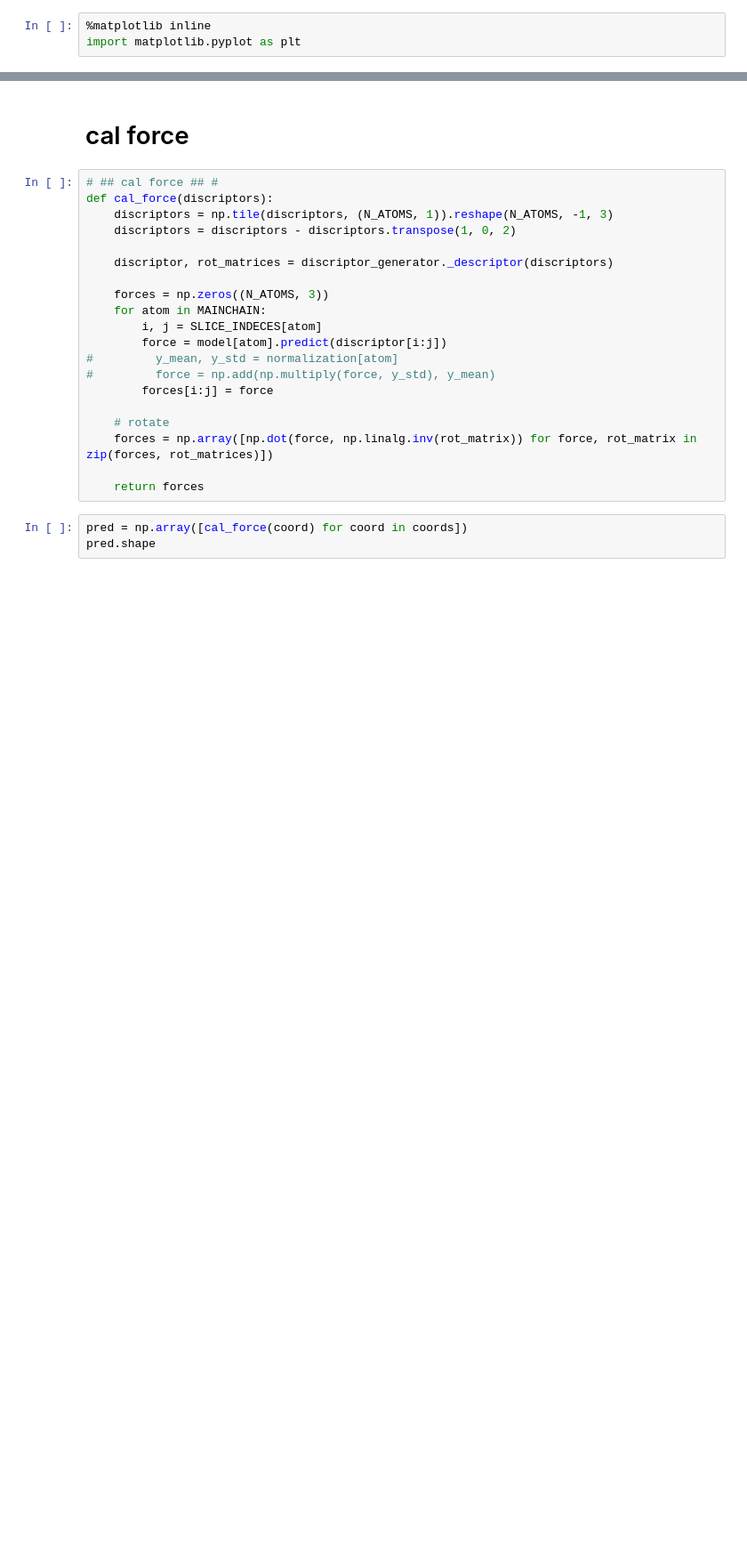
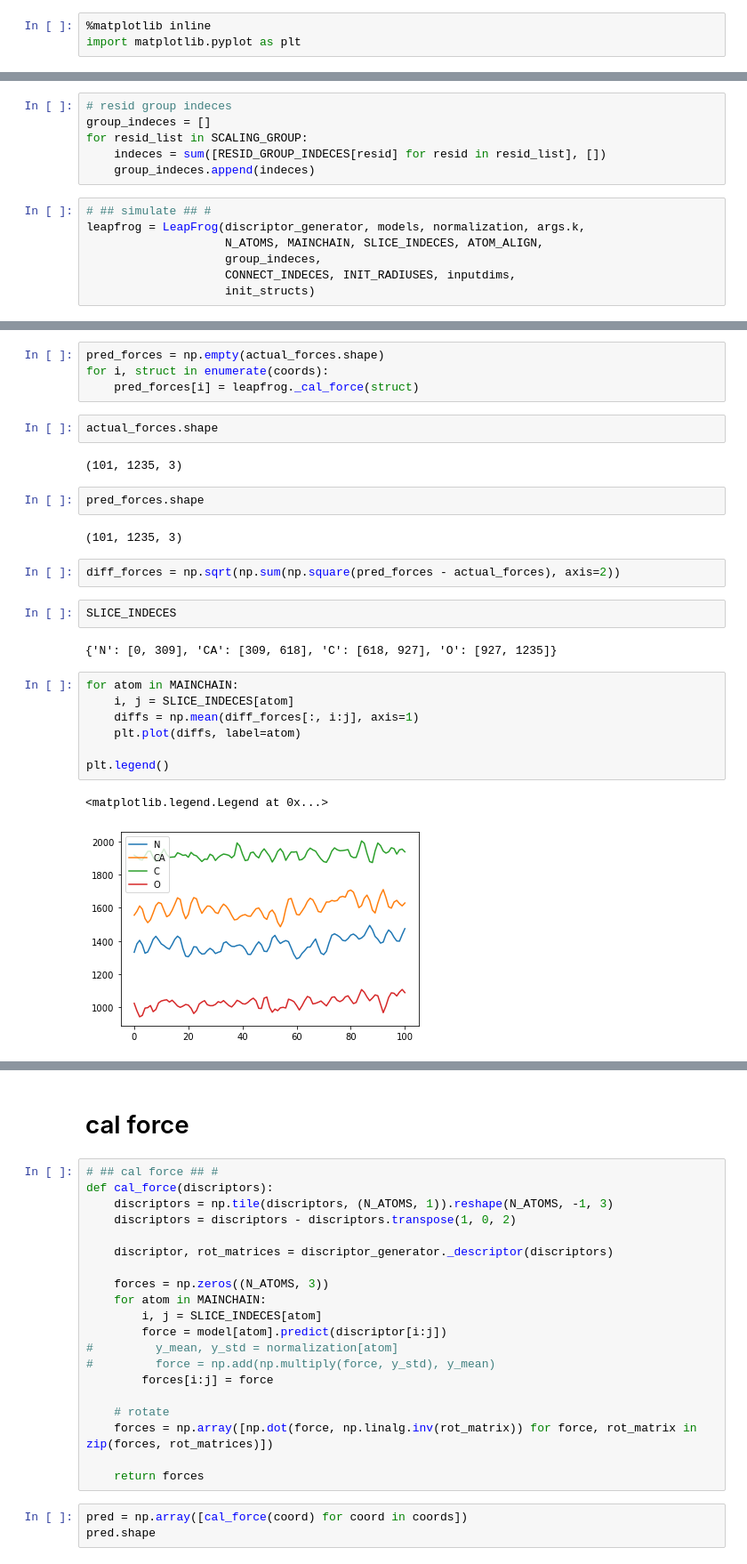
Before and after one commit to ShimeiYago/force-prediction, a Jupyter notebook: 05-analysis.ipynb, the cells around one changed output, grey strips where cells are left out. Shown at 89% size. Saved outputs shown, nothing was run; the diff lists cells and outputs as text; blank space fills up the shorter version.

```diff
--- a/05-analysis.ipynb
+++ b/05-analysis.ipynb
@@ -81,3 +89,16 @@ with h5py.File("workspace/01-make-datasets/datasets.hdf5", mode='r') as f:
     for atom in MAINCHAIN:
         y_mean, y_std = f[f'/{atom}/normalization'][...]
         normalization[atom] = [y_mean, y_std]
+# %%
+# resid group indeces
+group_indeces = []
+for resid_list in SCALING_GROUP:
+    indeces = sum([RESID_GROUP_INDECES[resid] for resid in resid_list], [])
+    group_indeces.append(indeces)
+# %%
+# ## simulate ## #
+leapfrog = LeapFrog(discriptor_generator, models, normalization, args.k,
+                    N_ATOMS, MAINCHAIN, SLICE_INDECES, ATOM_ALIGN,
+                    group_indeces,
+                    CONNECT_INDECES, INIT_RADIUSES, inputdims,
+                    init_structs)
@@ -83,0 +107,28 @@ with h5py.File("workspace/01-make-datasets/datasets.hdf5", mode='r') as f:
+# %%
+pred_forces = np.empty(actual_forces.shape)
+for i, struct in enumerate(coords):
+    pred_forces[i] = leapfrog._cal_force(struct)
+# %%
+actual_forces.shape
+# %% [output]
+(101, 1235, 3)
+# %%
+pred_forces.shape
+# %% [output]
+(101, 1235, 3)
+# %%
+diff_forces = np.sqrt(np.sum(np.square(pred_forces - actual_forces), axis=2))
+# %%
+SLICE_INDECES
+# %% [output]
+{'N': [0, 309], 'CA': [309, 618], 'C': [618, 927], 'O': [927, 1235]}
+# %%
+for atom in MAINCHAIN:
+    i, j = SLICE_INDECES[atom]
+    diffs = np.mean(diff_forces[:, i:j], axis=1)
+    plt.plot(diffs, label=atom)
+
+plt.legend()
+# %% [output]
+<matplotlib.legend.Legend at 0x...>
+[figure, added]
```
Also changed, not shown: parts of 17 cells of this notebook, 1 other file.
